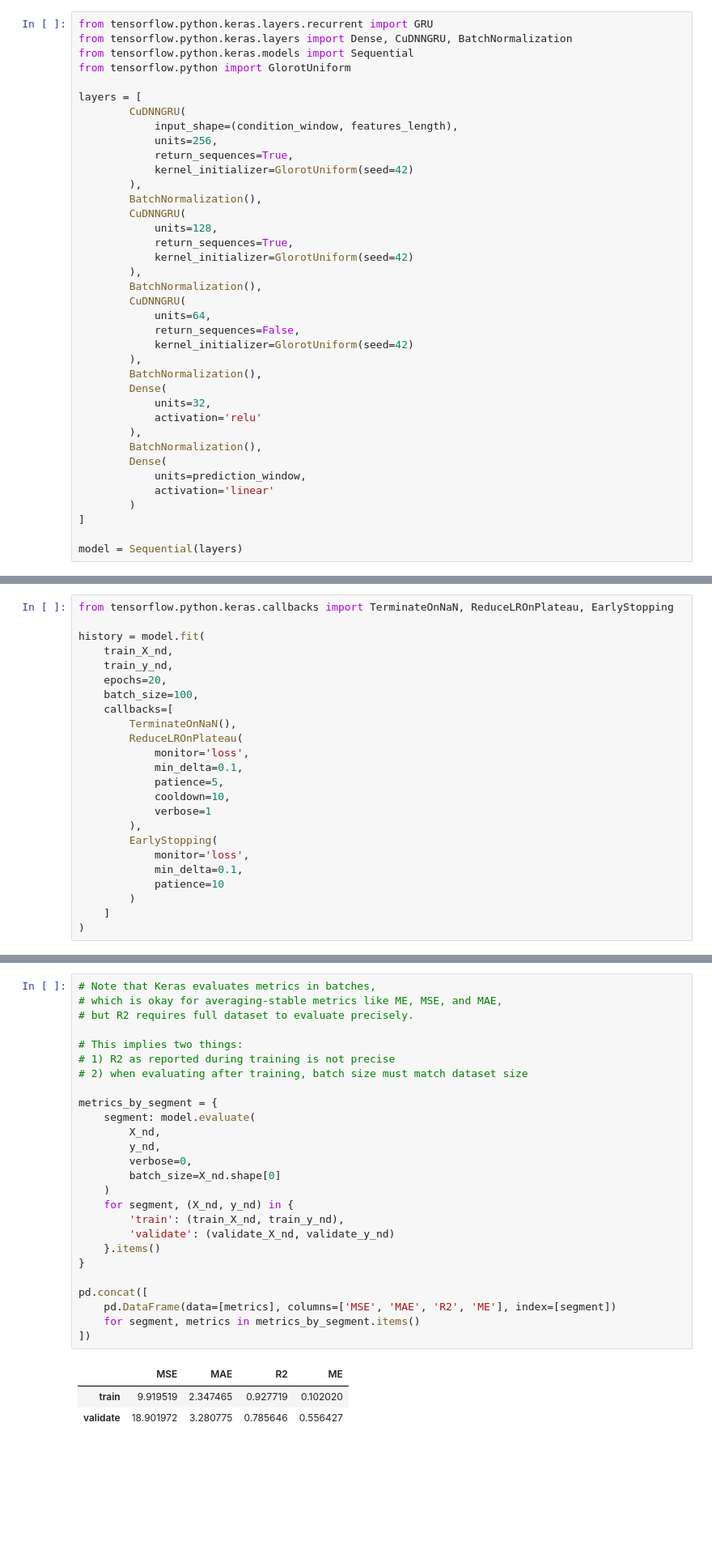
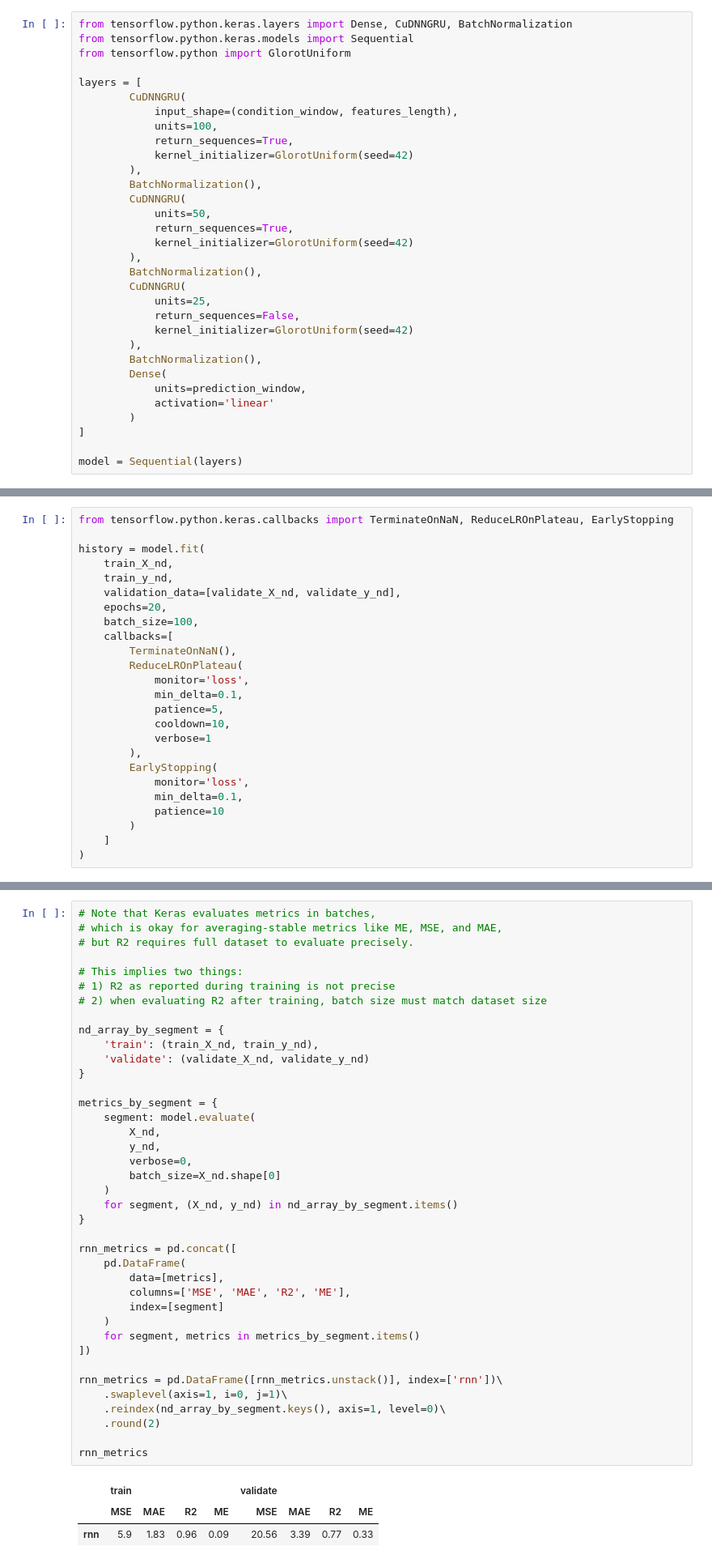
Before and after one commit to hellodanylo/ucla-deeplearning, a Jupyter notebook: 03_rnn/WeatherForecast.ipynb, the cells around one changed output, grey strips where cells are left out. Shown at 81% size. Saved outputs shown, nothing was run; the diff lists cells and outputs as text; blank space fills up the shorter version.

```diff
--- a/03_rnn/WeatherForecast.ipynb
+++ b/03_rnn/WeatherForecast.ipynb
@@ -175,5 +171,4 @@ pd.DataFrame({
 # %%
-from tensorflow.python.keras.layers.recurrent import GRU
 from tensorflow.python.keras.layers import Dense, CuDNNGRU, BatchNormalization
 from tensorflow.python.keras.models import Sequential
 from tensorflow.python import GlorotUniform
@@ -181,26 +176,21 @@ from tensorflow.python import GlorotUniform
 layers = [
         CuDNNGRU(
             input_shape=(condition_window, features_length),
-            units=256,
+            units=100,
             return_sequences=True,
             kernel_initializer=GlorotUniform(seed=42)
         ),
         BatchNormalization(),
         CuDNNGRU(
-            units=128,
+            units=50,
             return_sequences=True,
             kernel_initializer=GlorotUniform(seed=42)
         ),
         BatchNormalization(),
         CuDNNGRU(
-            units=64,
+            units=25,
             return_sequences=False,
             kernel_initializer=GlorotUniform(seed=42)
-        ),
-        BatchNormalization(),
-        Dense(
-            units=32,
-            activation='relu'
         ),
         BatchNormalization(),
         Dense(
@@ -249,6 +244,7 @@ from tensorflow.python.keras.callbacks import TerminateOnNaN, ReduceLROnPlateau,
 history = model.fit(
     train_X_nd,
     train_y_nd,
+    validation_data=[validate_X_nd, validate_y_nd],
     epochs=20,
     batch_size=100,
     callbacks=[
@@ -292,30 +284,43 @@ Epoch 20/20
 # %%
 # Note that Keras evaluates metrics in batches,
 # which is okay for averaging-stable metrics like ME, MSE, and MAE,
 # but R2 requires full dataset to evaluate precisely.
 
 # This implies two things:
 # 1) R2 as reported during training is not precise
-# 2) when evaluating after training, batch size must match dataset size
+# 2) when evaluating R2 after training, batch size must match dataset size
+
+nd_array_by_segment = {
+    'train': (train_X_nd, train_y_nd),
+    'validate': (validate_X_nd, validate_y_nd)
+}
 
 metrics_by_segment = {
     segment: model.evaluate(
         X_nd,
         y_nd,
         verbose=0,
         batch_size=X_nd.shape[0]
     )
-    for segment, (X_nd, y_nd) in {
-        'train': (train_X_nd, train_y_nd),
-        'validate': (validate_X_nd, validate_y_nd)
-    }.items()
+    for segment, (X_nd, y_nd) in nd_array_by_segment.items()
 }
 
-pd.concat([
-    pd.DataFrame(data=[metrics], columns=['MSE', 'MAE', 'R2', 'ME'], index=[segment])
+rnn_metrics = pd.concat([
+    pd.DataFrame(
+        data=[metrics],
+        columns=['MSE', 'MAE', 'R2', 'ME'],
+        index=[segment]
+    )
     for segment, metrics in metrics_by_segment.items()
 ])
+
+rnn_metrics = pd.DataFrame([rnn_metrics.unstack()], index=['rnn'])\
+    .swaplevel(axis=1, i=0, j=1)\
+    .reindex(nd_array_by_segment.keys(), axis=1, level=0)\
+    .round(2)
+
+rnn_metrics
 # %% [output]
-|  | MSE | MAE | R2 | ME |
-| train | 9.919519 | 2.347465 | 0.927719 | 0.102020 |
-| validate | 18.901972 | 3.280775 | 0.785646 | 0.556427 |
+|  | train |  |  |  | validate |  |  |  |
+|  | MSE | MAE | R2 | ME | MSE | MAE | R2 | ME |
+| rnn | 5.9 | 1.83 | 0.96 | 0.09 | 20.56 | 3.39 | 0.77 | 0.33 |
```
Also changed, not shown: parts of 17 cells of this notebook, 1 other file.
